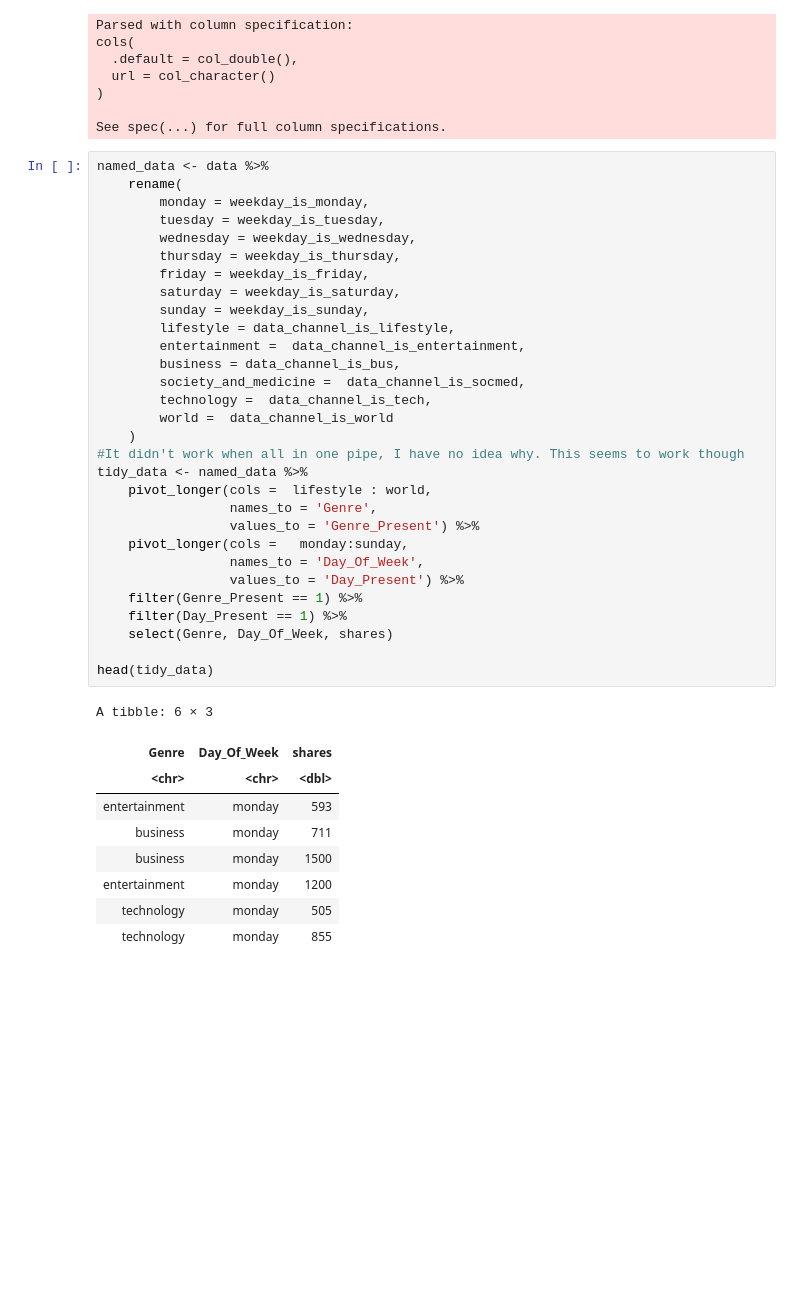
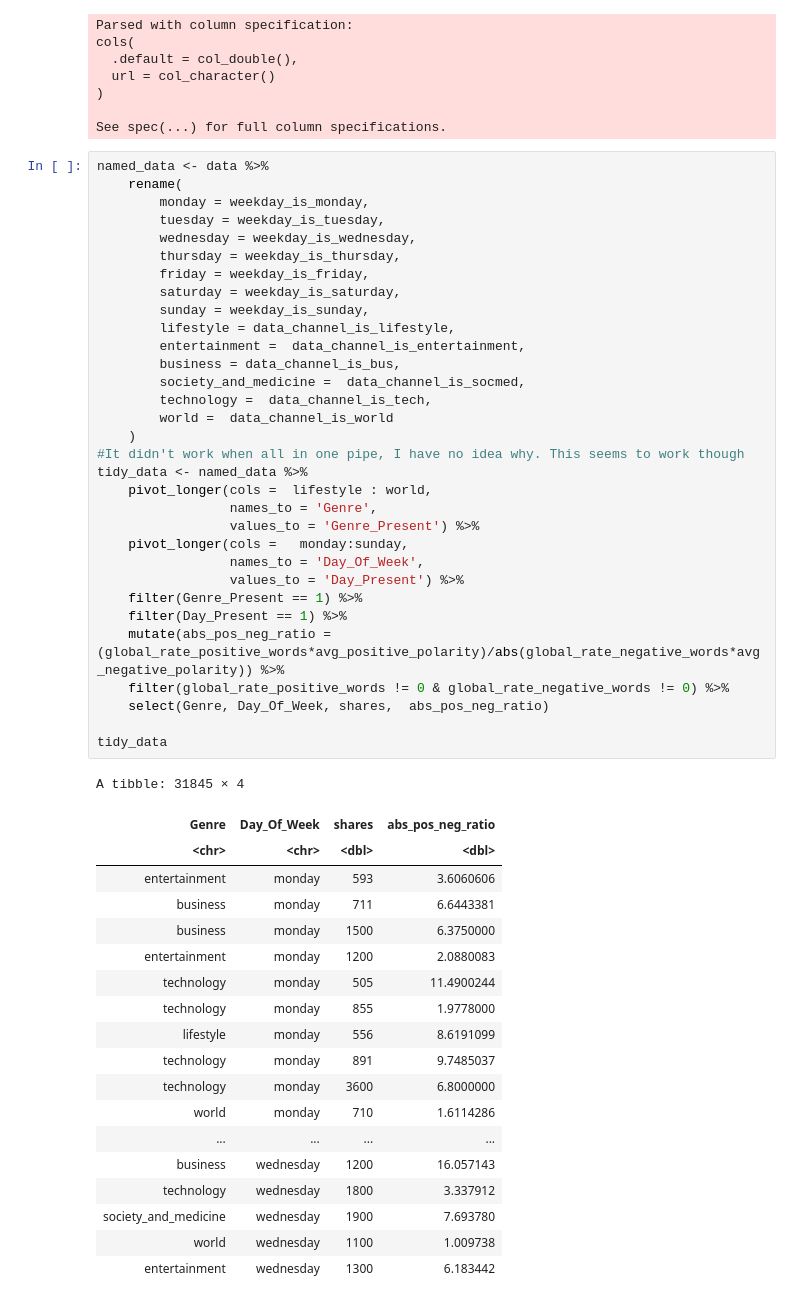
Before and after one commit to dgjfaber/dsci100project, a Jupyter notebook: PreliminaryDataAnalysis.ipynb, the cells around one changed output. Drawn from its saved outputs; the diff is of its cells as text; blank space fills up the shorter version.

```diff
--- a/PreliminaryDataAnalysis.ipynb
+++ b/PreliminaryDataAnalysis.ipynb
@@ -33,43 +14,55 @@ See spec(...) for full column specifications.
 # %%
 named_data <- data %>%
     rename(
         monday = weekday_is_monday,
         tuesday = weekday_is_tuesday,
         wednesday = weekday_is_wednesday,
         thursday = weekday_is_thursday,
         friday = weekday_is_friday,
         saturday = weekday_is_saturday,
         sunday = weekday_is_sunday,
         lifestyle = data_channel_is_lifestyle,
         entertainment =  data_channel_is_entertainment,
         business = data_channel_is_bus,
         society_and_medicine =  data_channel_is_socmed,
         technology =  data_channel_is_tech,
         world =  data_channel_is_world
     )
 #It didn't work when all in one pipe, I have no idea why. This seems to work though
 tidy_data <- named_data %>%
     pivot_longer(cols =  lifestyle : world,
                  names_to = 'Genre',
                  values_to = 'Genre_Present') %>%
     pivot_longer(cols =   monday:sunday,
                  names_to = 'Day_Of_Week',
                  values_to = 'Day_Present') %>%
     filter(Genre_Present == 1) %>%
     filter(Day_Present == 1) %>%
-    select(Genre, Day_Of_Week, shares)
+    mutate(abs_pos_neg_ratio = (global_rate_positive_words*avg_positive_polarity)/abs(global_rate_negative_words*avg_negative_polarity)) %>%
+    filter(global_rate_positive_words != 0 & global_rate_negative_words != 0) %>%
+    select(Genre, Day_Of_Week, shares,  abs_pos_neg_ratio)
 
-head(tidy_data)
+tidy_data
 # %% [output]
-A tibble: 6 × 3
+A tibble: 31845 × 4
-| Genre | Day_Of_Week | shares |
-| <chr> | <chr> | <dbl> |
-| entertainment | monday | 593 |
-| business | monday | 711 |
-| business | monday | 1500 |
-| entertainment | monday | 1200 |
-| technology | monday | 505 |
-| technology | monday | 855 |
+| Genre | Day_Of_Week | shares | abs_pos_neg_ratio |
+| <chr> | <chr> | <dbl> | <dbl> |
+| entertainment | monday | 593 | 3.6060606 |
+| business | monday | 711 | 6.6443381 |
+| business | monday | 1500 | 6.3750000 |
+| entertainment | monday | 1200 | 2.0880083 |
+| technology | monday | 505 | 11.4900244 |
+| technology | monday | 855 | 1.9778000 |
+| lifestyle | monday | 556 | 8.6191099 |
+| technology | monday | 891 | 9.7485037 |
+| technology | monday | 3600 | 6.8000000 |
+| world | monday | 710 | 1.6114286 |
+| ... | ... | ... | ... |
+| business | wednesday | 1200 | 16.057143 |
+| technology | wednesday | 1800 | 3.337912 |
+| society_and_medicine | wednesday | 1900 | 7.693780 |
+| world | wednesday | 1100 | 1.009738 |
+| entertainment | wednesday | 1300 | 6.183442 |
 # %%
 publish_data <- tidy_data %>%
     group_by(Genre, Day_Of_Week) %>%
```
Also changed, not shown: parts of 11 cells of this notebook.
